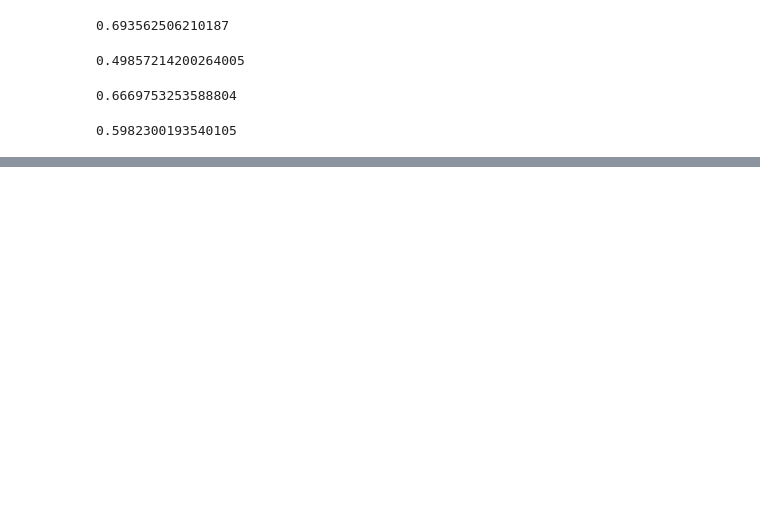
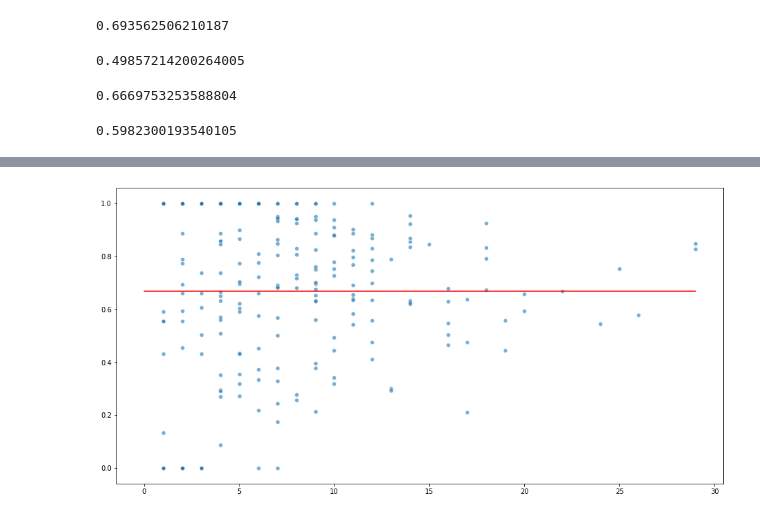
Before and after one commit to bbertoni/HackingSymptoms, a Jupyter notebook: code/PerformanceComparison/PerformanceComparison.ipynb, the cells around one changed output, grey strips where cells are left out. Saved outputs shown, nothing was run; the diff lists cells and outputs as text; code cells hidden in the pictures; blank space fills up the shorter version.

```diff
--- a/code/PerformanceComparison/PerformanceComparison.ipynb
+++ b/code/PerformanceComparison/PerformanceComparison.ipynb
@@ -786,0 +908,4 @@ results_matrix_df.iloc[::,8:].style.apply(highlight_max)
+# %%
+scatter_plot_gsc(clinphen_scores['simgic'], clinphen_df['HPO ID'])
+# %% [output]
+[figure, added]
```
Also changed, not shown: parts of 34 cells of this notebook, 3 other files.
